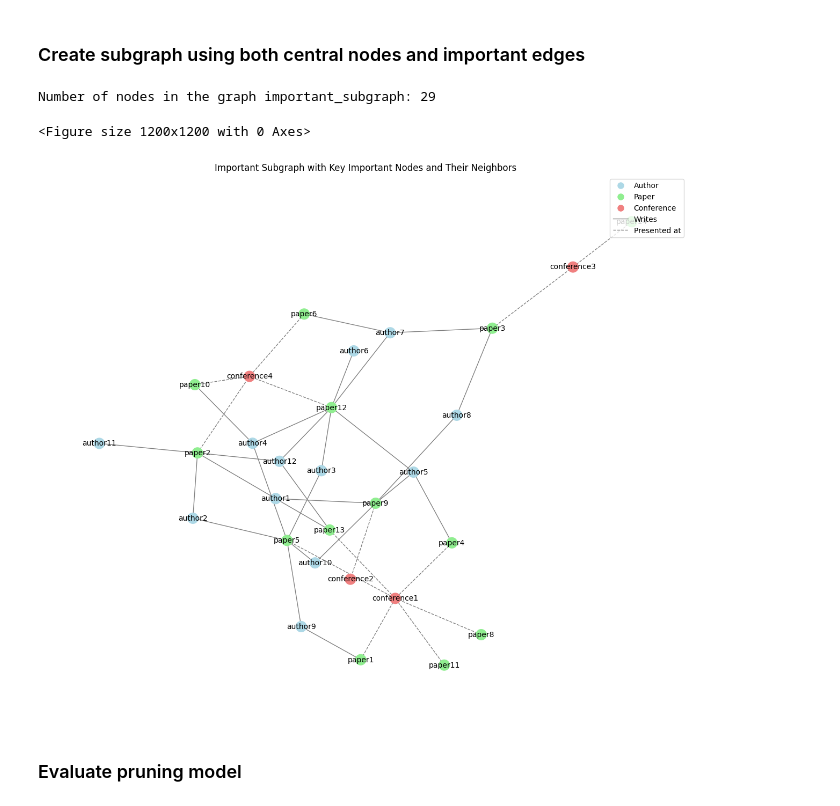
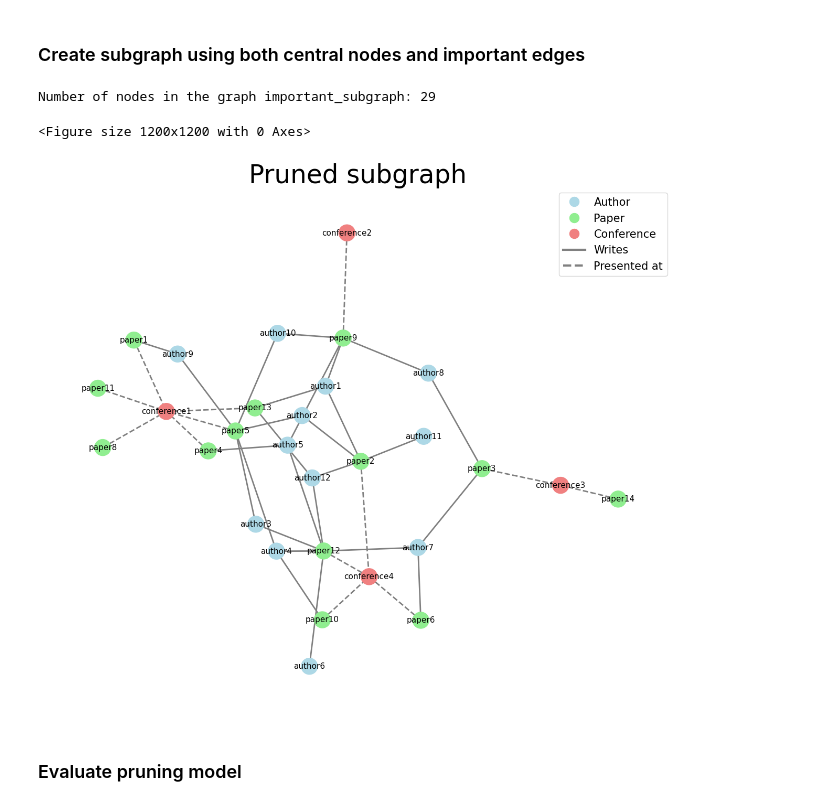
Before and after one commit to RahinAshraf/Unsupervised-Heterogenous-Pruning, a Jupyter notebook: PRJ_Code/Node2Vec_30_node_graph.ipynb, the cells around one changed output. Cells and saved outputs as stored; diff of their text form; code cells hidden in the pictures.

```diff
--- a/PRJ_Code/Node2Vec_30_node_graph.ipynb
+++ b/PRJ_Code/Node2Vec_30_node_graph.ipynb
@@ -135,15 +149,26 @@ for node, embedding in zip(G.nodes(), reduced_embeddings):
     print(f"Node: {node}, Reduced Embedding: {embedding}")
 
 # Define colors for each node type
-color_map = {'author': 'lightblue', 'paper': 'lightgreen', 'conference' : 'lightcoral' }
+color_map = {'author': 'lightblue', 'paper': 'lightgreen', 'conference': 'lightcoral'}
 node_colors = [color_map[G.nodes[node]['type']] for node in G.nodes()]
 
 # Plot the reduced embeddings with larger points
 plt.figure(figsize=(10, 10))
 for i, node in enumerate(G.nodes()):
-    plt.scatter(reduced_embeddings[i, 0], reduced_embeddings[i, 1], color=node_colors[i], s=200)  # Adjust the value of `s` to change the size
-    plt.annotate(node, (reduced_embeddings[i, 0], reduced_embeddings[i, 1]), fontsize=2)
+    plt.scatter(reduced_embeddings[i, 0], reduced_embeddings[i, 1], color=node_colors[i], s=400)  # Adjust the value of `s` to change the size
+    plt.annotate(node, (reduced_embeddings[i, 0], reduced_embeddings[i, 1]), fontsize=10)
 
-plt.title("Node Embeddings by Type")
+# Create custom legend
+legend_elements = [
+    plt.Line2D([0], [0], marker='o', color='w', markerfacecolor='lightblue', markersize=15, label='Author'),
+    plt.Line2D([0], [0], marker='o', color='w', markerfacecolor='lightgreen', markersize=15, label='Paper'),
+    plt.Line2D([0], [0], marker='o', color='w', markerfacecolor='lightcoral', markersize=15, label='Conference')
+]
+
+plt.legend(handles=legend_elements, loc='upper right', fontsize=15)
+
+plt.title("Node Embeddings by Type", fontsize=25)
+plt.xlabel("PCA Component 1", fontsize=15)
+plt.ylabel("PCA Component 2", fontsize=15)
 plt.show()
 # %% [output]
@@ -183,10 +208,10 @@ color_map = plt.get_cmap('viridis', num_clusters)
 # Plot the reduced embeddings with cluster labels
 plt.figure(figsize=(12, 12))
 for i, node in enumerate(G.nodes()):
-    plt.scatter(reduced_embeddings[i, 0], reduced_embeddings[i, 1], color=color_map(clusters[i]), s=200, alpha=0.6, edgecolors='w')
-    plt.annotate(node, (reduced_embeddings[i, 0], reduced_embeddings[i, 1]), fontsize=3, alpha=0.75)
+    plt.scatter(reduced_embeddings[i, 0], reduced_embeddings[i, 1], color=color_map(clusters[i]), s=400, alpha=0.6, edgecolors='w')
+    plt.annotate(node, (reduced_embeddings[i, 0], reduced_embeddings[i, 1]), fontsize=12, alpha=0.75)
 
-plt.title("Node Embeddings with Clusters")
+plt.title("Node Embeddings with Clusters", fontsize=25)
 plt.colorbar(plt.cm.ScalarMappable(cmap=color_map), ticks=range(num_clusters), label='Cluster')
 plt.grid(True)
 plt.show()
@@ -439,20 +464,20 @@ def plot_graph(graph, pos, title):
 
     # Draw nodes and edges with specified colors and styles
     nx.draw(graph, pos, with_labels=True, node_color=node_colors, edge_color='gray', style=edge_styles,
-            node_size=200, font_size=10)
+            node_size=500, font_size=11, width=2)
 
     # Create legend for node types
-    author_node = plt.Line2D([0], [0], marker='o', color='w', markerfacecolor='lightblue', markersize=10, label='Author')
-    paper_node = plt.Line2D([0], [0], marker='o', color='w', markerfacecolor='lightgreen', markersize=10, label='Paper')
-    conference_node = plt.Line2D([0], [0], marker='o', color='w', markerfacecolor='lightcoral', markersize=10, label='Conference')
+    author_node = plt.Line2D([0], [0], marker='o', color='w', markerfacecolor='lightblue', markersize=15, label='Author')
+    paper_node = plt.Line2D([0], [0], marker='o', color='w', markerfacecolor='lightgreen', markersize=15, label='Paper')
+    conference_node = plt.Line2D([0], [0], marker='o', color='w', markerfacecolor='lightcoral', markersize=15, label='Conference')
 
     # Create legend for edge types
-    writes_edge = plt.Line2D([0], [0], color='gray', linewidth=1, linestyle='-', label='Writes')
-    presented_at_edge = plt.Line2D([0], [0], color='gray', linewidth=1, linestyle='--', label='Presented at')
+    writes_edge = plt.Line2D([0], [0], color='gray', linewidth=3, linestyle='-', label='Writes')
+    presented_at_edge = plt.Line2D([0], [0], color='gray', linewidth=3, linestyle='--', label='Presented at')
 
-    plt.legend(handles=[author_node, paper_node, conference_node, writes_edge, presented_at_edge], loc='upper right')
+    plt.legend(handles=[author_node, paper_node, conference_node, writes_edge, presented_at_edge], loc='upper right', fontsize=15)
 
-    plt.title(title)
+    plt.title(title, fontsize=35)
     plt.show()
 
 # Print the number of nodes in the graph
@@ -461,6 +486,5 @@ print(f"Number of nodes in the graph: {num_nodes}")
 
 # Plot the graph
 pos = nx.spring_layout(extended_subgraph, seed=42, k=0.3)  # Spring layout with adjusted k for better spacing
-plot_graph(extended_subgraph, pos, 'Heterogeneous Graph with Authors, Papers, and Conferences')
 # %% [output]
 Number of nodes in the graph: 30
@@ -494,35 +517,35 @@ edge_influence_nmf = {edge: np.linalg.norm(embedding) for edge, embedding in edg
 
 # Define a threshold for important edges (e.g. top 20% most influential edges (80)<- filter quantity) ### LOOOOOKKKKK HEREEEEEEEEEE
 threshold = np.percentile(list(edge_influence_nmf.values()), 20)
 important_edges = [edge for edge, influence in edge_influence_nmf.items() if influence >= threshold]
 
 # Filter the extended subgraph to include only important edges
 important_subgraph = extended_subgraph.edge_subgraph(important_edges).copy()
 
 # Remove isolated nodes (nodes with no edges) from the important subgraph
 isolated_nodes = [node for node in important_subgraph.nodes if important_subgraph.degree(node) == 0]
 important_subgraph.remove_nodes_from(isolated_nodes)
 
 # Visualize the cleaned extended subgraph with important edges
 plt.figure(figsize=(12, 12))
 pos = nx.spring_layout(important_subgraph)  # Choose a layout for the graph
 
 # Get node colors based on their types
 node_colors = [node_type_color_map[important_subgraph.nodes[node]['type']] for node in important_subgraph.nodes]
 
 # Print the number of nodes
 num_nodes = important_subgraph.number_of_nodes()
 print(f"Number of nodes in the graph important_subgraph: {num_nodes}")
 
 # Create an edge style map based on edge types
 edge_styles = [('dashed' if important_subgraph.edges[edge]['type'] == 'presented_at' else 'solid' if important_subgraph.edges[edge]['type'] == 'writes' else 'solid') for edge in important_subgraph.edges]
 
 # Plot the important subgraph
-plot_graph(important_subgraph, pos, "Important Subgraph with Key Important Nodes and Their Neighbors")
+plot_graph(important_subgraph, pos, "Pruned subgraph")
 # %% [output]
 Number of nodes in the graph important_subgraph: 29
 <Figure size 1200x1200 with 0 Axes>
-[figure, old version]
+[figure, new version]
 # %% [markdown]
 ### Evaluate pruning model
 # %%
```
Also changed, not shown: parts of 9 cells of this notebook, 31 other files.
